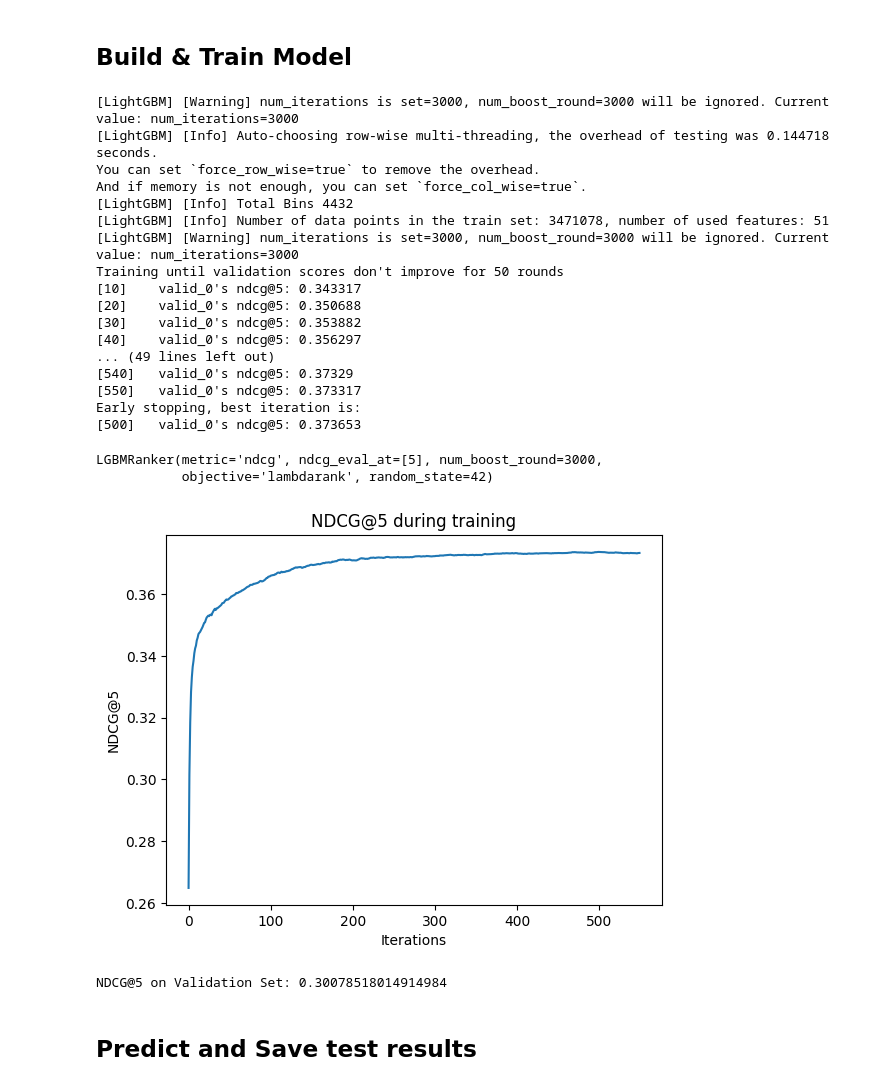
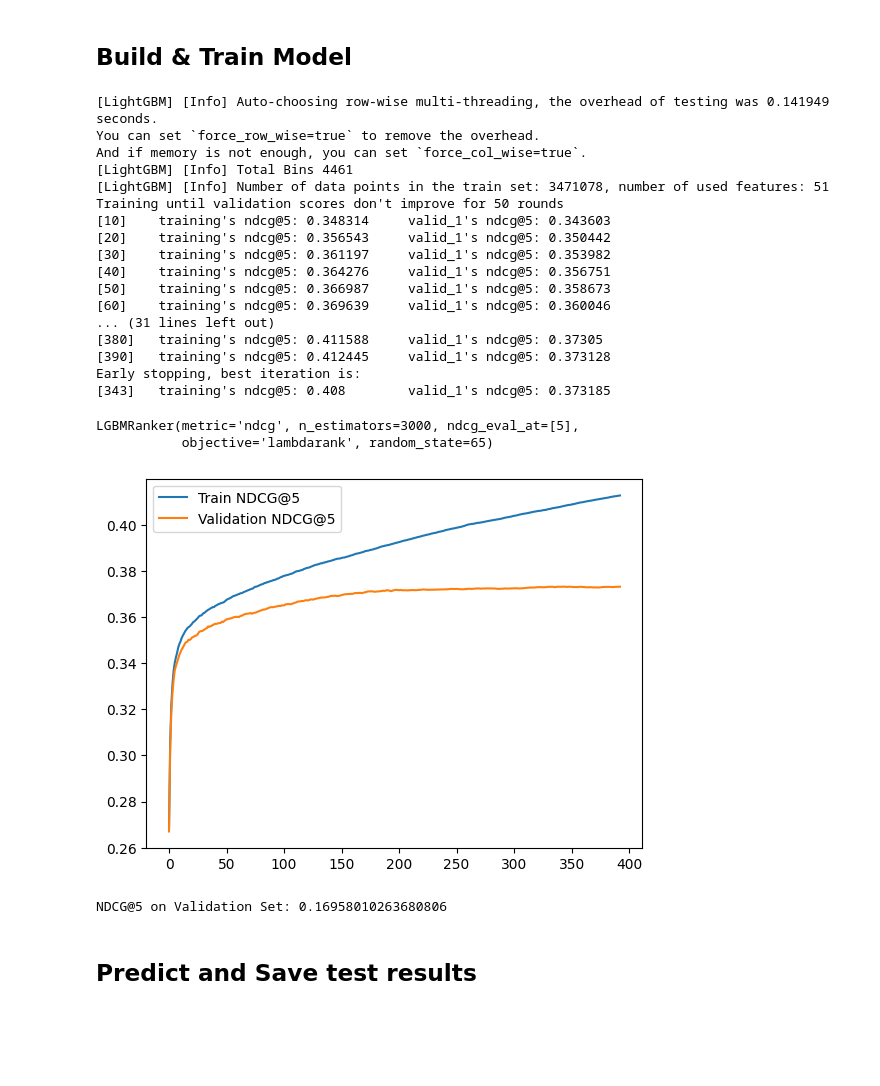
Before and after one commit to 14ndon/DMT_Assignment2, a Jupyter notebook: LGBM/LGBMRanker.ipynb, the cells around one changed output. Cells and saved outputs as stored; diff of their text form; code cells hidden in the pictures; blank space fills up the shorter version.

Commit message:
Test performance with balanced data: overfitting

```diff
--- a/LGBM/LGBMRanker.ipynb
+++ b/LGBM/LGBMRanker.ipynb
@@ -17,8 +17,8 @@ import matplotlib.pyplot as plt
 
 warnings.filterwarnings('ignore')
 # %%
-train_df = pd.read_csv('data/clean_train.csv')
-test_df = pd.read_csv('data/clean_test.csv')
+train_df = pd.read_csv('../data/clean_train.csv')
+test_df = pd.read_csv('../data/clean_test.csv')
 # %% [markdown]
 ## Load and prepare data for training
 # %%
@@ -54,8 +54,8 @@ ranker = lgb.LGBMRanker(
     objective='lambdarank',
     metric='ndcg',
     ndcg_eval_at=[5],  # Evaluate NDCG at top 5
-    random_state=42,
-    num_boost_round=3000,
+    random_state=65,
+    n_estimators=3000,
     learning_rate=0.1
 )
 
@@ -63,42 +63,51 @@ ranker.fit(
     X_train,  # Training features
     y_train,  # Relevance scores as the target
     group=train_groups,  # Grouping for ranking (items per query)
-    eval_set=[(X_val, y_val)],  # Validation data
-    eval_group=[val_groups],  # Grouping for validation data
+    # eval_set=[(X_val, y_val)],  # Validation data
+    # eval_group=[val_groups],  # Grouping for validation data
+    eval_set=[(X_train, y_train), (X_val, y_val)],
+    eval_group=[train_groups, val_groups],
     eval_metric='ndcg',  # Use NDCG as the evaluation metric
     eval_at=[5],  # Track NDCG@5
     callbacks=[early_stopping(stopping_rounds=50), lgb.log_evaluation(period=10)]  # Log evaluation every 10 rounds
 )
 # %% [output]
-[LightGBM] [Warning] num_iterations is set=3000, num_boost_round=3000 will be ignored. Current value: num_iterations=3000
-[LightGBM] [Info] Auto-choosing row-wise multi-threading, the overhead of testing was 0.144718 seconds.
+[LightGBM] [Info] Auto-choosing row-wise multi-threading, the overhead of testing was 0.141949 seconds.
 You can set `force_row_wise=true` to remove the overhead.
 And if memory is not enough, you can set `force_col_wise=true`.
-[LightGBM] [Info] Total Bins 4432
+[LightGBM] [Info] Total Bins 4461
 [LightGBM] [Info] Number of data points in the train set: 3471078, number of used features: 51
-[LightGBM] [Warning] num_iterations is set=3000, num_boost_round=3000 will be ignored. Current value: num_iterations=3000
 Training until validation scores don't improve for 50 rounds
-[10]    valid_0's ndcg@5: 0.343317
-[20]    valid_0's ndcg@5: 0.350688
-[30]    valid_0's ndcg@5: 0.353882
-[40]    valid_0's ndcg@5: 0.356297
-... (49 lines left out)
-[540]   valid_0's ndcg@5: 0.37329
-[550]   valid_0's ndcg@5: 0.373317
+[10]    training's ndcg@5: 0.348314     valid_1's ndcg@5: 0.343603
+[20]    training's ndcg@5: 0.356543     valid_1's ndcg@5: 0.350442
+[30]    training's ndcg@5: 0.361197     valid_1's ndcg@5: 0.353982
+[40]    training's ndcg@5: 0.364276     valid_1's ndcg@5: 0.356751
+[50]    training's ndcg@5: 0.366987     valid_1's ndcg@5: 0.358673
+[60]    training's ndcg@5: 0.369639     valid_1's ndcg@5: 0.360046
+... (31 lines left out)
+[380]   training's ndcg@5: 0.411588     valid_1's ndcg@5: 0.37305
+[390]   training's ndcg@5: 0.412445     valid_1's ndcg@5: 0.373128
 Early stopping, best iteration is:
-[500]   valid_0's ndcg@5: 0.373653
+[343]   training's ndcg@5: 0.408        valid_1's ndcg@5: 0.373185
-LGBMRanker(metric='ndcg', ndcg_eval_at=[5], num_boost_round=3000,
-           objective='lambdarank', random_state=42)
+LGBMRanker(metric='ndcg', n_estimators=3000, ndcg_eval_at=[5],
+           objective='lambdarank', random_state=65)
 # %%
 evals_result = ranker.evals_result_
-
-plt.plot(evals_result['valid_0']['ndcg@5'])
-plt.title("NDCG@5 during training")
-plt.xlabel('Iterations')
-plt.ylabel('NDCG@5')
-plt.show()
+# plt.plot(evals_result['valid_0']['ndcg@5'])
+# plt.title("NDCG@5 during training")
+# plt.xlabel('Iterations')
+# plt.ylabel('NDCG@5')
+# plt.show()
-# %% [output]
-[figure, removed]
+# %%
+train_ndcg = evals_result['training']['ndcg@5']
+val_ndcg = evals_result['valid_1']['ndcg@5']
+
+plt.plot(train_ndcg, label='Train NDCG@5')
+plt.plot(val_ndcg, label='Validation NDCG@5')
+plt.legend()
+plt.show()
+# %% [output]
+[figure, added]
 # %%
 # Predict relevance scores on the validation set
 y_pred = ranker.predict(X_val)
@@ -108,6 +117,6 @@ ndcg_at_5 = ndcg_score([y_val], [y_pred], k=5)
 
 print(f'NDCG@5 on Validation Set: {ndcg_at_5}')
 # %% [output]
-NDCG@5 on Validation Set: 0.30078518014914984
+NDCG@5 on Validation Set: 0.16958010263680806
 # %% [markdown]
 ## Predict and Save test results
```
Also changed, not shown: parts of 4 cells of this notebook, 1 other file.
